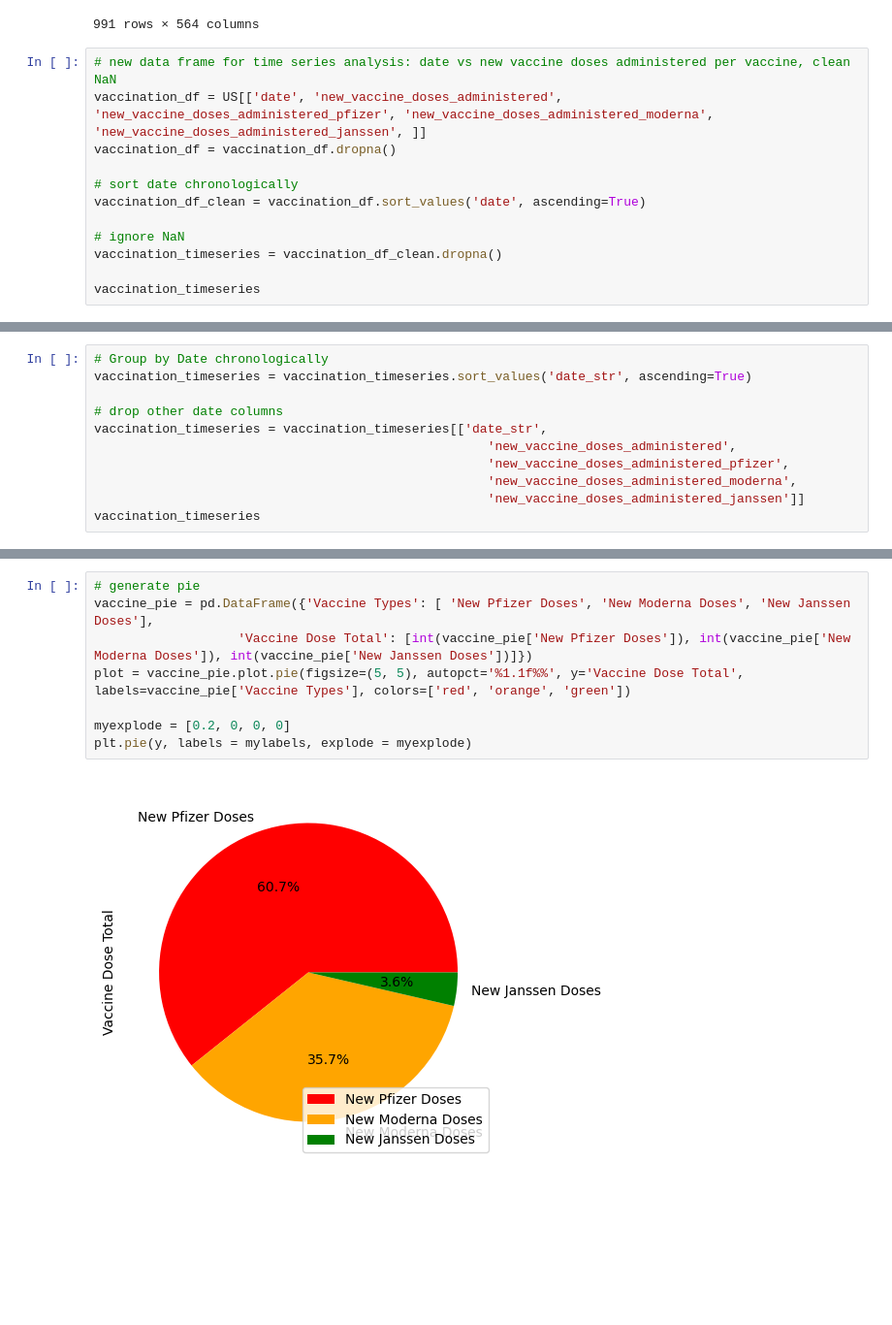
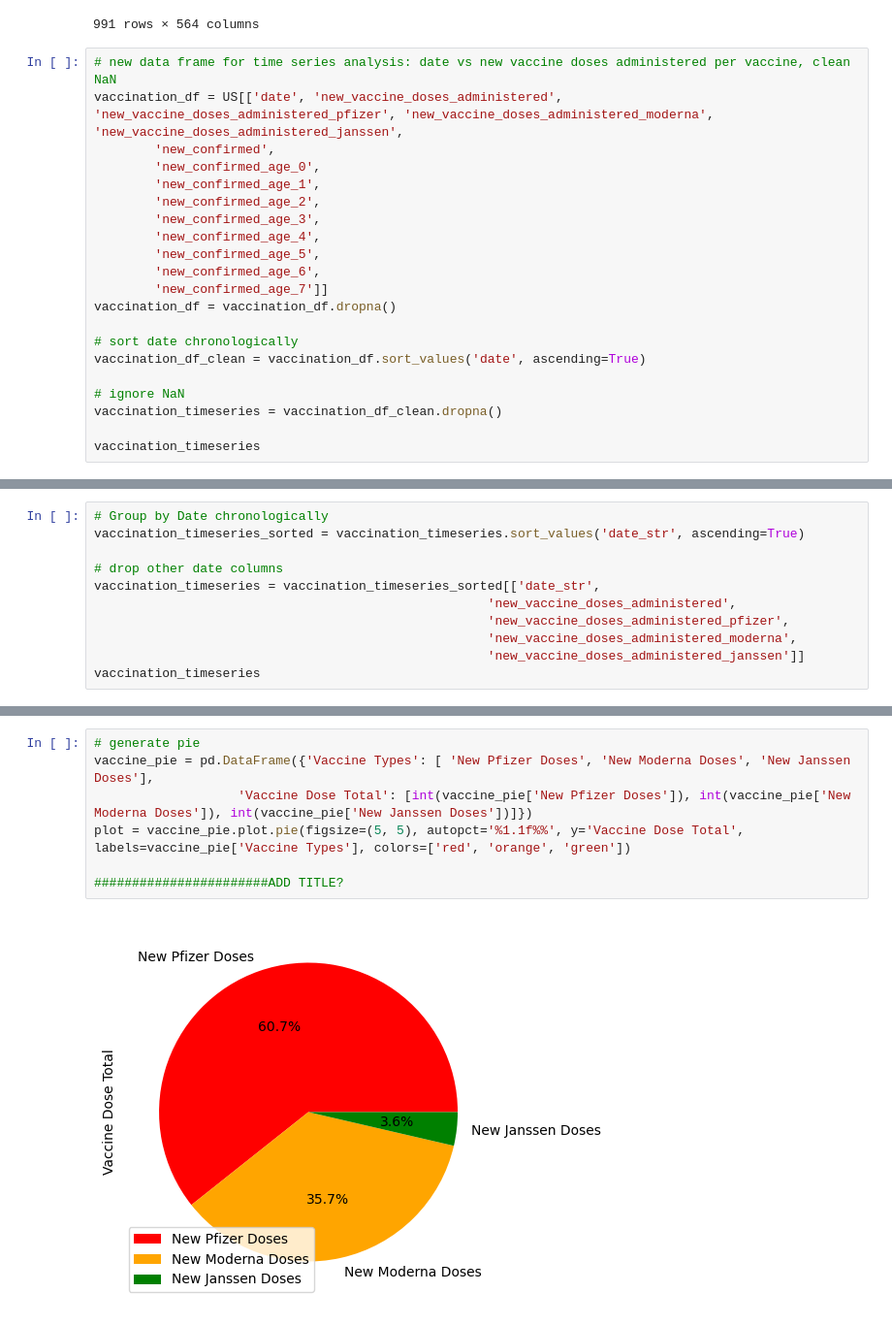
Before and after one commit to tinalina1003/Project1-Group4, a Jupyter notebook: Camille/Time Series Analysis for Time vs Vaccination Rates.ipynb, the cells around one changed output, grey strips where cells are left out. Shown at 97% size. Drawn from its saved outputs; the diff is of its cells as text; blank space fills up the shorter version.

```diff
--- a/Camille/Time Series Analysis for Time vs Vaccination Rates.ipynb
+++ b/Camille/Time Series Analysis for Time vs Vaccination Rates.ipynb
@@ -31,7 +31,16 @@ US
 991 rows × 564 columns
 # %%
 # new data frame for time series analysis: date vs new vaccine doses administered per vaccine, clean NaN
-vaccination_df = US[['date', 'new_vaccine_doses_administered', 'new_vaccine_doses_administered_pfizer', 'new_vaccine_doses_administered_moderna', 'new_vaccine_doses_administered_janssen', ]]
+vaccination_df = US[['date', 'new_vaccine_doses_administered', 'new_vaccine_doses_administered_pfizer', 'new_vaccine_doses_administered_moderna', 'new_vaccine_doses_administered_janssen',
+        'new_confirmed',
+        'new_confirmed_age_0',
+        'new_confirmed_age_1',
+        'new_confirmed_age_2',
+        'new_confirmed_age_3',
+        'new_confirmed_age_4',
+        'new_confirmed_age_5',
+        'new_confirmed_age_6',
+        'new_confirmed_age_7']]
 vaccination_df = vaccination_df.dropna()
 
 # sort date chronologically
@@ -85,9 +94,9 @@ vaccination_timeseries
 # %%
 # Group by Date chronologically
-vaccination_timeseries = vaccination_timeseries.sort_values('date_str', ascending=True)
+vaccination_timeseries_sorted = vaccination_timeseries.sort_values('date_str', ascending=True)
 
 # drop other date columns
-vaccination_timeseries = vaccination_timeseries[['date_str',
+vaccination_timeseries = vaccination_timeseries_sorted[['date_str',
                                                     'new_vaccine_doses_administered',
                                                     'new_vaccine_doses_administered_pfizer',
                                                     'new_vaccine_doses_administered_moderna',
@@ -204,10 +213,9 @@ dtype: object
 # %%
 # generate pie
 vaccine_pie = pd.DataFrame({'Vaccine Types': [ 'New Pfizer Doses', 'New Moderna Doses', 'New Janssen Doses'],
                    'Vaccine Dose Total': [int(vaccine_pie['New Pfizer Doses']), int(vaccine_pie['New Moderna Doses']), int(vaccine_pie['New Janssen Doses'])]})
 plot = vaccine_pie.plot.pie(figsize=(5, 5), autopct='%1.1f%%', y='Vaccine Dose Total', labels=vaccine_pie['Vaccine Types'], colors=['red', 'orange', 'green'])
 
-myexplode = [0.2, 0, 0, 0]
-plt.pie(y, labels = mylabels, explode = myexplode)
+#######################ADD TITLE?
 # %% [output]
-[figure, old version]
+[figure, new version]
```
Also changed, not shown: parts of 10 cells of this notebook.
